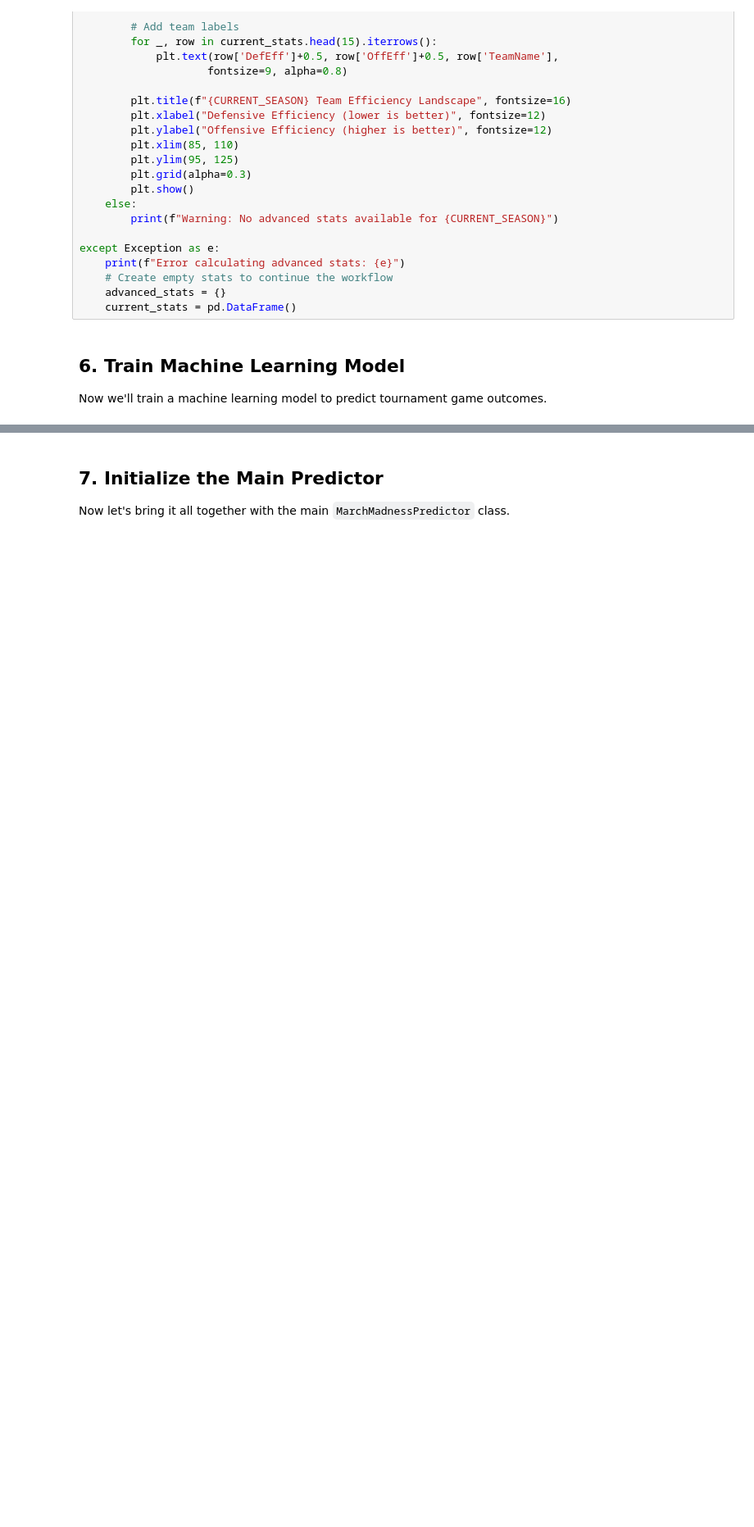
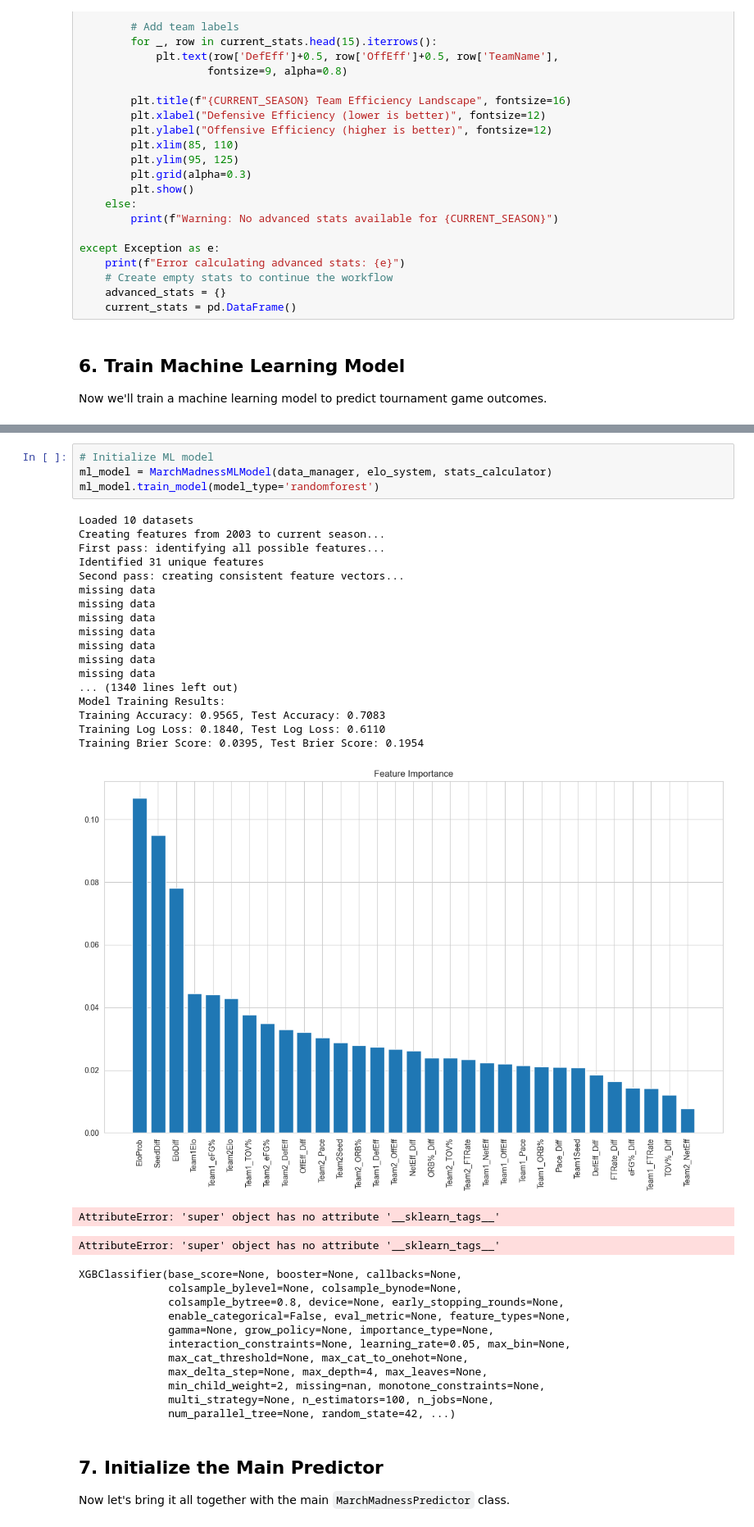
Before and after one commit to akhoch34/march_madness, a Jupyter notebook: src/march_madness_orchestrator.ipynb, the cells around one changed output, grey strips where cells are left out. Shown: that part at 82% size. Saved outputs shown, nothing was run; the diff lists cells and outputs as text; blank space fills up the shorter version.

```diff
--- a/src/march_madness_orchestrator.ipynb
+++ b/src/march_madness_orchestrator.ipynb
@@ -246,3 +187,39 @@ if hasattr(model, 'feature_importances_') and ml_model.feature_columns:
+# %%
+# Initialize ML model
+ml_model = MarchMadnessMLModel(data_manager, elo_system, stats_calculator)
+ml_model.train_model(model_type='randomforest')
+# %% [output]
+Loaded 10 datasets
+Creating features from 2003 to current season...
+First pass: identifying all possible features...
+Identified 31 unique features
+Second pass: creating consistent feature vectors...
+missing data
+missing data
+missing data
+missing data
+missing data
+missing data
+missing data
+... (1340 lines left out)
+Model Training Results:
+Training Accuracy: 0.9565, Test Accuracy: 0.7083
+Training Log Loss: 0.1840, Test Log Loss: 0.6110
+Training Brier Score: 0.0395, Test Brier Score: 0.1954
+[figure, added]
+AttributeError: 'super' object has no attribute '__sklearn_tags__'
+AttributeError: 'super' object has no attribute '__sklearn_tags__'
+XGBClassifier(base_score=None, booster=None, callbacks=None,
+              colsample_bylevel=None, colsample_bynode=None,
+              colsample_bytree=0.8, device=None, early_stopping_rounds=None,
+              enable_categorical=False, eval_metric=None, feature_types=None,
+              gamma=None, grow_policy=None, importance_type=None,
+              interaction_constraints=None, learning_rate=0.05, max_bin=None,
+              max_cat_threshold=None, max_cat_to_onehot=None,
+              max_delta_step=None, max_depth=4, max_leaves=None,
+              min_child_weight=2, missing=nan, monotone_constraints=None,
+              multi_strategy=None, n_estimators=100, n_jobs=None,
+              num_parallel_tree=None, random_state=42, ...)
 # %% [markdown]
 ## 7. Initialize the Main Predictor
 
```
Also changed, not shown: parts of 9 cells of this notebook, 2 other files.
